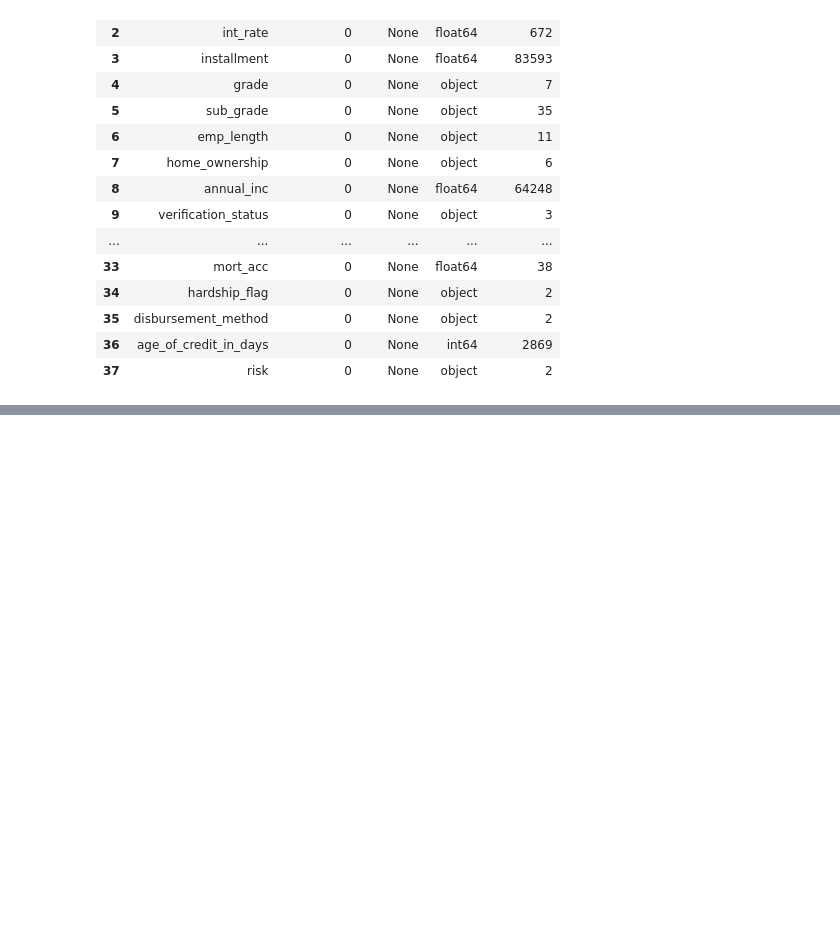
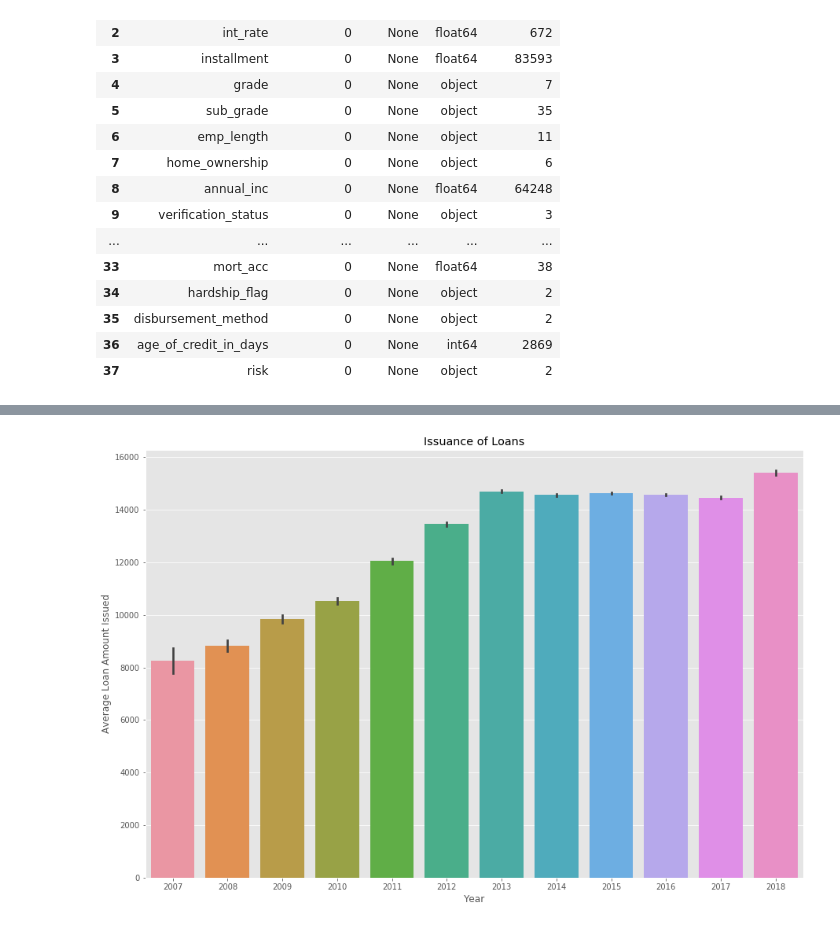
Before and after one commit to sanatanonline/pynb-codes, a Jupyter notebook: src/lending club/02 Initial EDA.ipynb, the cells around one changed output, grey strips where cells are left out. Saved outputs shown, nothing was run; the diff lists cells and outputs as text; code cells hidden in the pictures; blank space fills up the shorter version.

```diff
--- a/src/lending club/02 Initial EDA.ipynb
+++ b/src/lending club/02 Initial EDA.ipynb
@@ -81,0 +95,14 @@ display(HTML(loan_data_info.to_html()))
+# %%
+plt.style.use('ggplot')
+plt.figure(figsize=(15, 10))
+
+loan_data['issue_d'] = loan_data['issue_d'].astype('datetime64[ns]')
+sns.barplot(loan_data['issue_d'].dt.year, 'loan_amnt', data=loan_data)
+
+plt.title('Issuance of Loans')
+plt.xlabel('Year')
+plt.ylabel('Average Loan Amount Issued')
+
+plt.show()
+# %% [output]
+[figure, added]
```
Also changed, not shown: parts of 1 cell of this notebook.
